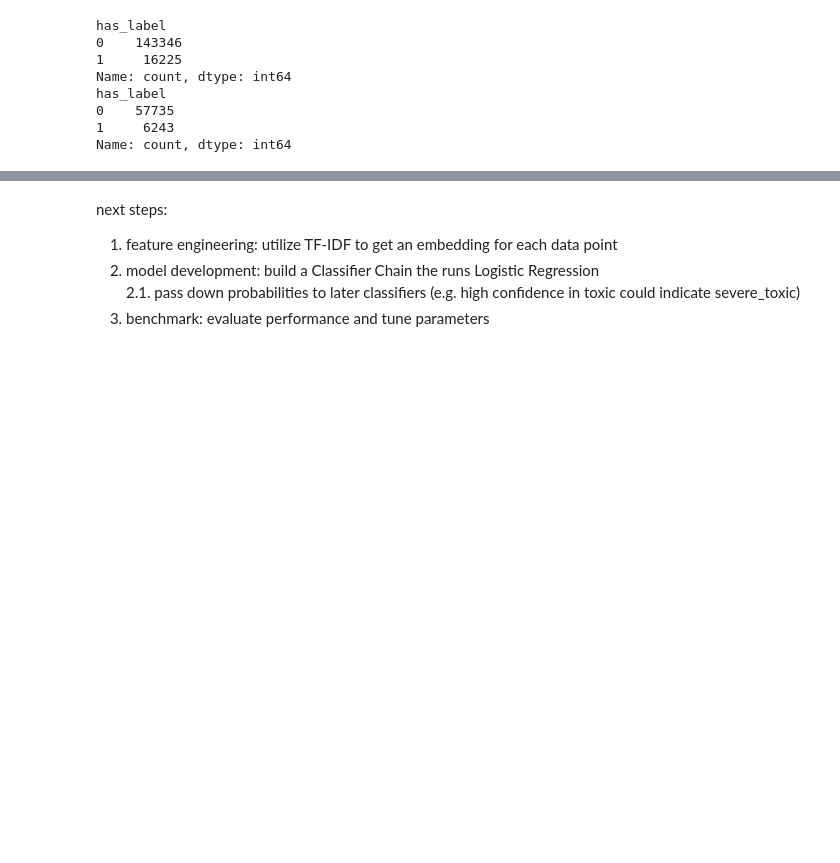
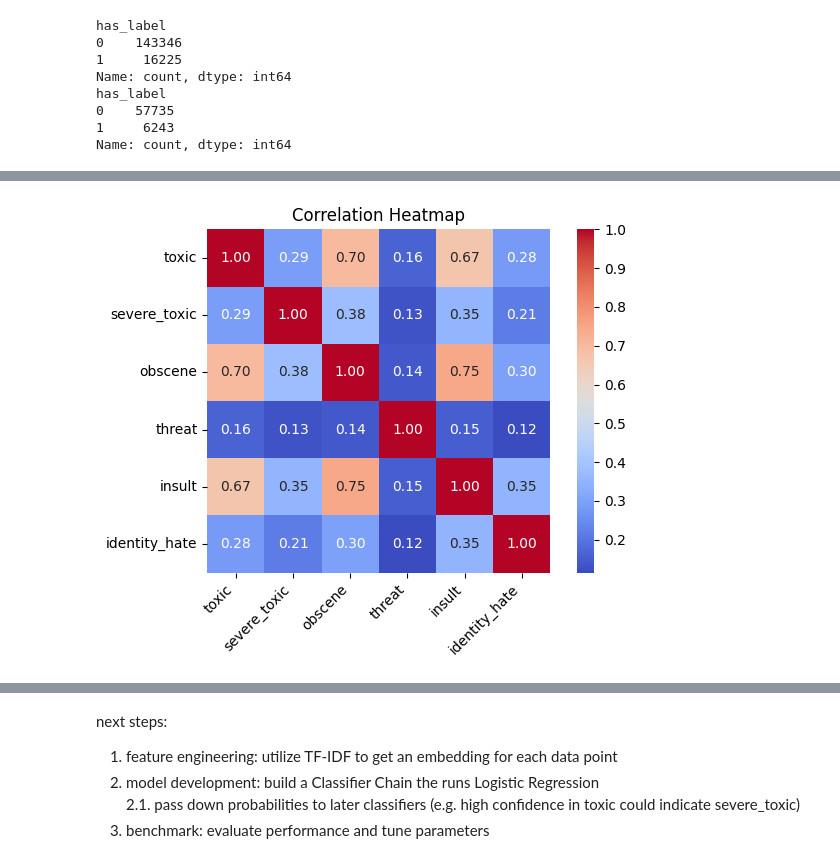
Before and after one commit to adv-11/ml-guardrails-project, a Jupyter notebook: output_guardrails/toxicity/data_exploration.ipynb, the cells around one changed output, grey strips where cells are left out. Cells and saved outputs as stored; diff of their text form; code cells hidden in the pictures; blank space fills up the shorter version.

```diff
--- a/output_guardrails/toxicity/data_exploration.ipynb
+++ b/output_guardrails/toxicity/data_exploration.ipynb
@@ -47,0 +74,12 @@ Name: count, dtype: int64
+# %%
+# Compute correlation matrix using both train and test data
+combined_corr = pd.concat([train_df[label_cols], test_labels_df_usable[label_cols]], ignore_index=True).corr()
+
+# Create the heatmap
+sns.heatmap(combined_corr, annot=True, fmt=".2f", cmap='coolwarm', square=True)
+plt.xticks(rotation=45, ha="right")
+plt.title('Correlation Heatmap')
+plt.tight_layout()
+plt.show()
+# %% [output]
+[figure, added]
```
Also changed, not shown: parts of 10 cells of this notebook, 1 other file.
